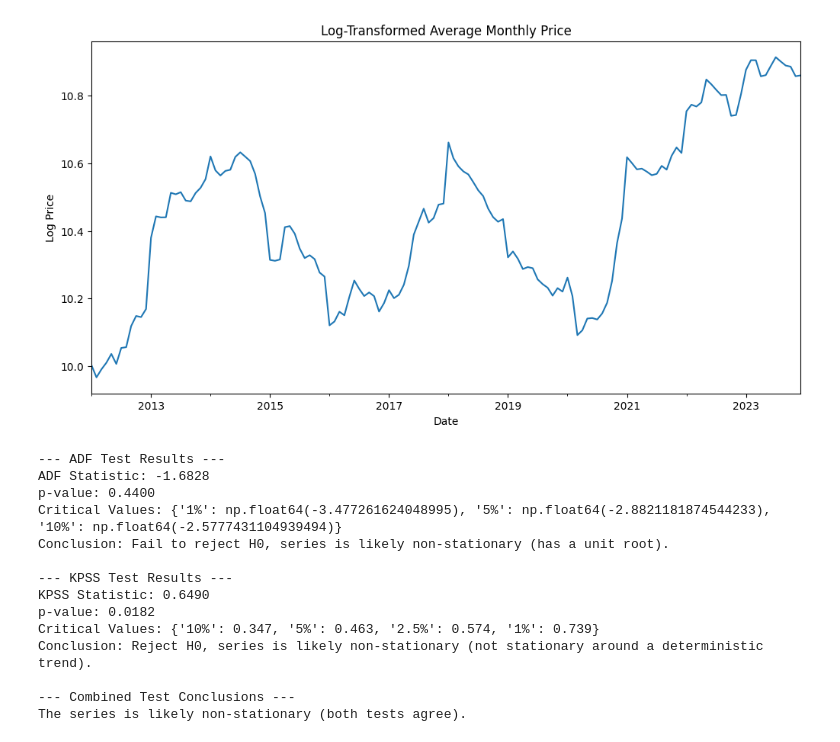
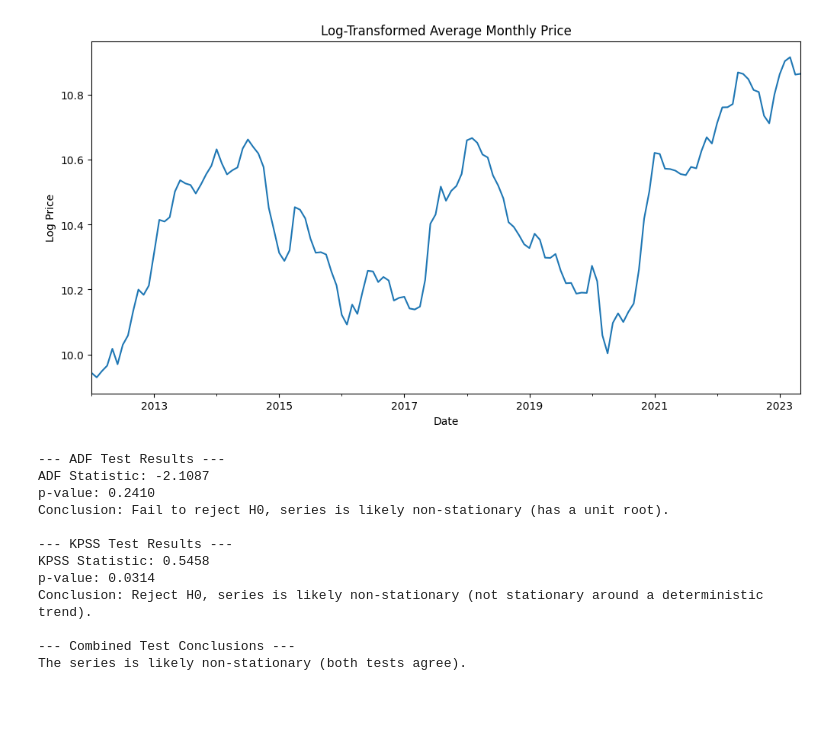
Before and after one commit to dlhegend/-TS_Academy_Capstone_Project, a Jupyter notebook: notebooks/douglas_tsa_cp.ipynb, the cells around one changed output. Cells and saved outputs as stored; diff of their text form; code cells hidden in the pictures; blank space fills up the shorter version.

```diff
--- a/notebooks/douglas_tsa_cp.ipynb
+++ b/notebooks/douglas_tsa_cp.ipynb
@@ -6,4 +13,4 @@ import matplotlib.pyplot as plt
 # %%
-df = pd.read_csv('/content/Major_indices.csv')
+df = pd.read_csv('/content/ngx_asi_index_price_data.csv')
 df.head()
 # %% [output]
@@ -29,6 +35,3 @@ memory usage: 189.9+ KB
-# %%
-df.Date = pd.to_datetime(df.Date, format='mixed')
-df.set_index('Date', inplace=True)
 # %%
 df.head()
 # %% [output]
@@ -94 +44,4 @@ df_monthly_avg.head()
+# %%
+df.date = pd.to_datetime(df.date)
+df.set_index('date', inplace=True)
 # %%
@@ -180,16 +126,14 @@ p-value: 0.0123
 The series is likely non-stationary (reject H0)
 # %%
-import numpy as np
-
-df_monthly_avg['log_price'] = np.log(df_monthly_avg['Price'])
+df['log_price'] = np.log(df['avr_price'])
 
 plt.figure(figsize=(12,6))
-df_monthly_avg['log_price'].plot(title='Log-Transformed Average Monthly Price')
+df['log_price'].plot(title='Log-Transformed Average Monthly Price')
 plt.xlabel('Date')
 plt.ylabel('Log Price')
 plt.show()
 # %% [output]
-[figure, old version]
+[figure, new version]
 # %%
 def test_stationarity(series):
     print("--- ADF Test Results ---")
@@ -229,16 +171,14 @@ def test_stationarity(series):
 # %%
-test_stationarity(df_monthly_avg['log_price'])
+test_stationarity(df['log_price'])
 # %% [output]
 --- ADF Test Results ---
-ADF Statistic: -1.6828
-p-value: 0.4400
-Critical Values: {'1%': np.float64(-3.477261624048995), '5%': np.float64(-2.8821181874544233), '10%': np.float64(-2.5777431104939494)}
+ADF Statistic: -2.1087
+p-value: 0.2410
 Conclusion: Fail to reject H0, series is likely non-stationary (has a unit root).
 
 --- KPSS Test Results ---
-KPSS Statistic: 0.6490
-p-value: 0.0182
-Critical Values: {'10%': 0.347, '5%': 0.463, '2.5%': 0.574, '1%': 0.739}
+KPSS Statistic: 0.5458
+p-value: 0.0314
 Conclusion: Reject H0, series is likely non-stationary (not stationary around a deterministic trend).
 
 --- Combined Test Conclusions ---
```
Also changed, not shown: parts of 33 cells of this notebook.
